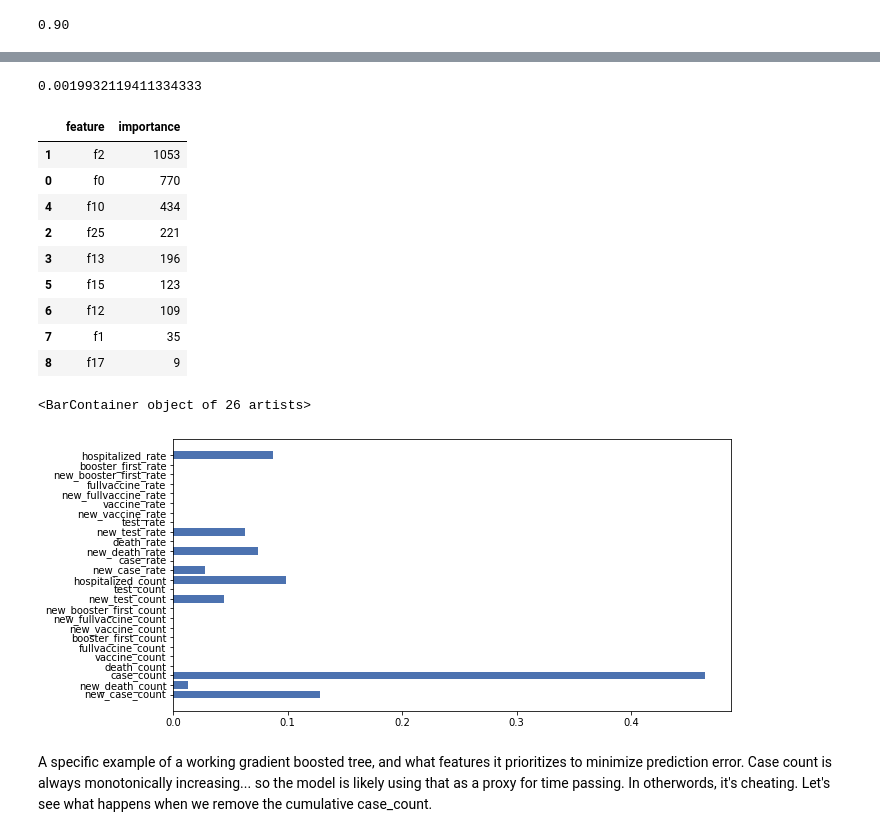
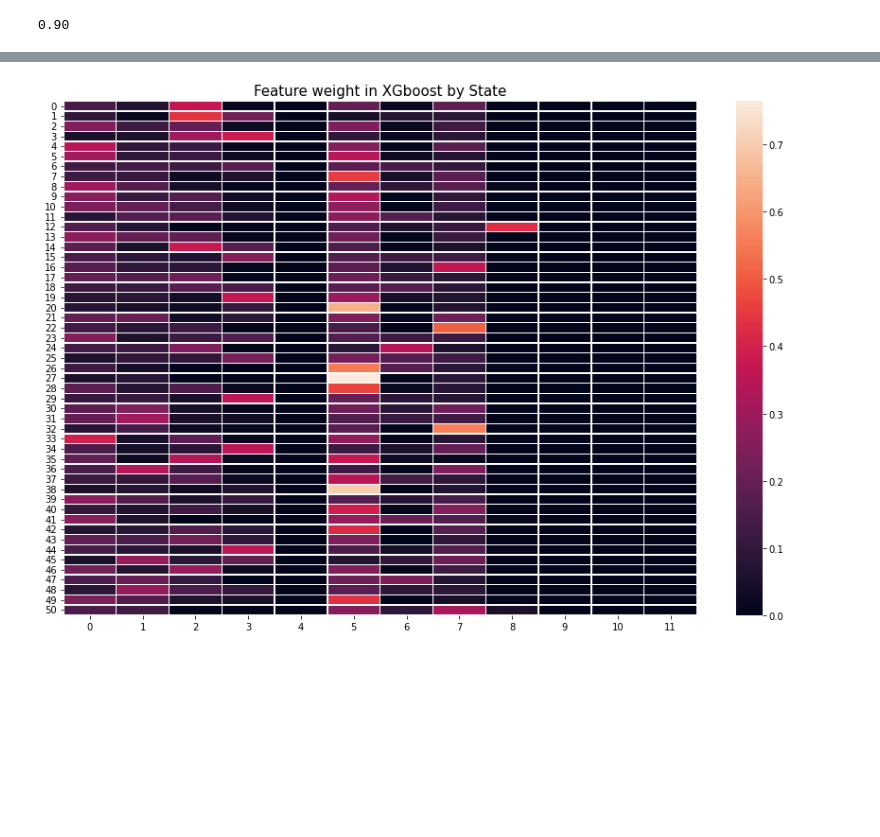
Before and after one commit to cjohnsoncruz/covid_spread_and_business_revenue, a Jupyter notebook: Quantifying_how_Covid_Case_Rates_affect_Business_Revenue.ipynb, the cells around one changed output, grey strips where cells are left out. Saved outputs shown, nothing was run; the diff lists cells and outputs as text; code cells hidden in the pictures; blank space fills up the shorter version.

```diff
--- a/Quantifying_how_Covid_Case_Rates_affect_Business_Revenue.ipynb
+++ b/Quantifying_how_Covid_Case_Rates_affect_Business_Revenue.ipynb
@@ -575,12 +552,6 @@ def transform_dfs_into_dmatrix(split_index, covid_rate_per_state, revenue_per_st
     train_x_dmatrix = xgboost.DMatrix(X_array, label = Y_var, feature_names = list(X_data.loc[:,indep_vars].columns)) #label is for predicted label, feature name is for later feature extraction
 #print(train_x_dmatrix.feature_names)
     return train_x_dmatrix
-# %%
-
-#test with 2021
-
-test_df_x = covid_rate_per_state.iloc[test_split, :].copy().reset_index(drop = True)
-test_df_y = revenue_per_state.iloc[test_split, :].copy().reset_index(drop = True)
 # %%
 def run_xgboost(covid_rate_per_state,indep_vars, Y_variable):
     model = XGBRegressor(n_estimators = 1000, objective = 'reg:squarederror')
@@ -620,26 +664,18 @@ print(len(indep_varsa))
+# %%
+fig, ax = plt.subplots(figsize = (15,10))
+ax = sns.heatmap(xgboost_model_feature_weights_all, linewidth=0.35)
+ax.set_title('Feature weight in XGboost by State',  fontsize=15);
+ax.tick_params(labelsize=tick_font_size)
+ax.xaxis.label.set_fontsize(label_font_size)
+ax.yaxis.label.set_fontsize(label_font_size)
+# %% [output]
+[figure, added]
 # %%
 xg_test = pd.DataFrame(xgboost_models_state[state].get_booster().get_fscore().items(), columns=['feature','importance']).sort_values('importance', ascending=False)
 
 pprint(MSE_xgboost_state[state])
 xg_test
 #plt.plot(predictions_xgboost_state[state][0])
+
+plt.subplots(figsize= (10,5))
+plt.barh(indep_vars, xgboost_models_state[state].feature_importances_)
-# %% [output]
-0.0019932119411334333
-|  | feature | importance |
-| 1 | f2 | 1053 |
-| 0 | f0 | 770 |
-| 4 | f10 | 434 |
-| 2 | f25 | 221 |
-| 3 | f13 | 196 |
-| 5 | f15 | 123 |
-| 6 | f12 | 109 |
-| 7 | f1 | 35 |
-| 8 | f17 | 9 |
-# %%
-plt.subplots(figsize= (10,5))
-plt.barh(indep_vars, xgboost_models_state[state].feature_importances_)
-# %% [output]
-<BarContainer object of 26 artists>
-[figure, removed]
-# %% [markdown]
-A specific example of a working gradient boosted tree, and what features it prioritizes to minimize prediction error. Case count is always monotonically increasing... so the model is likely using that as a proxy for time passing. In otherwords, it's cheating. Let's see what happens when we remove the cumulative case_count.
```
Also changed, not shown: parts of 29 cells of this notebook.
